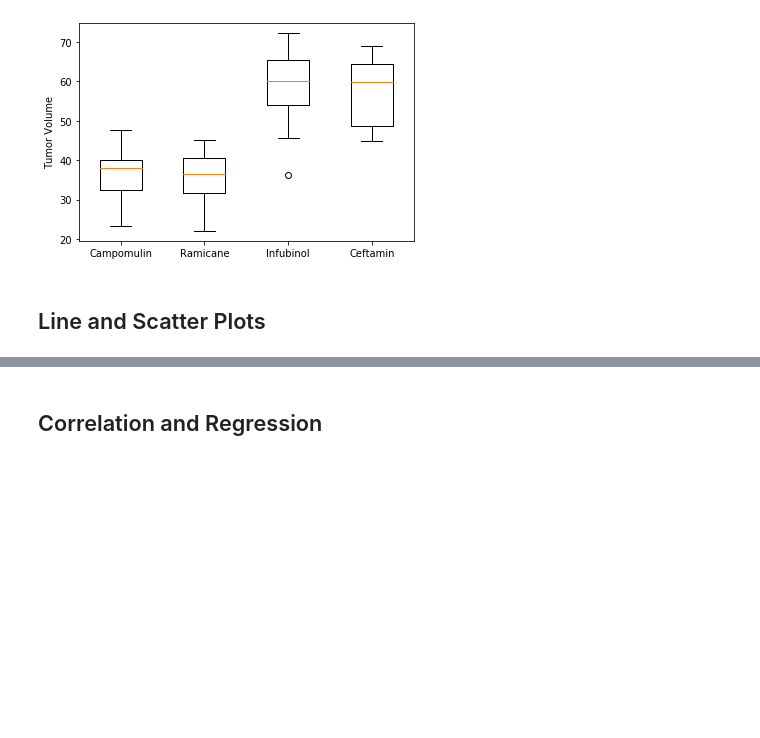
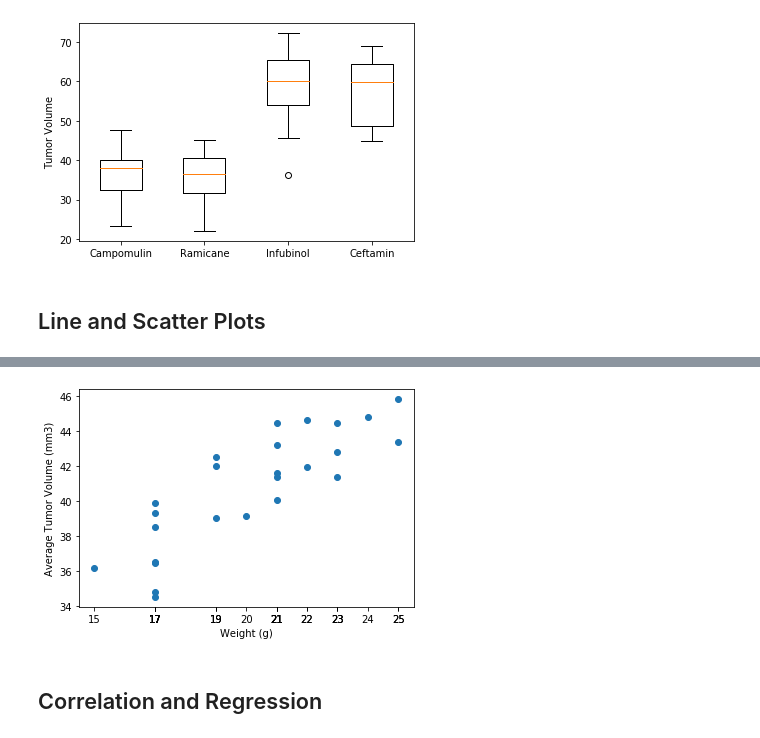
Before and after one commit to charlim26/matplotlib-challenge, a Jupyter notebook: Pymaceuticals/main3.ipynb, the cells around one changed output, grey strips where cells are left out. Saved outputs shown, nothing was run; the diff lists cells and outputs as text; code cells hidden in the pictures; blank space fills up the shorter version.

```diff
--- a/Pymaceuticals/main3.ipynb
+++ b/Pymaceuticals/main3.ipynb
@@ -587,0 +597,3 @@ plt.show()
+# %%
+scatter_plot_df = pharma_final_df[pharma_final_df["Drug_Regimen"] == "Capomulin"]
+scatter_plot_df
@@ -587,0 +614,3 @@ plt.show()
+# %%
+mouse_weight_avg_tumor =  scatter_plot_df.groupby(["Mouse_ID"])["Weight_g"].mean()
+mouse_weight_avg_tumor
@@ -587,0 +635,3 @@ plt.show()
+# %%
+final_weight_avg_tumor =  scatter_plot_df.groupby(["Mouse_ID"])["Tumor_Volume_(mm3)"].mean()
+final_weight_avg_tumor
@@ -588,4 +678,13 @@ plt.show()
 # %%
 # Generate a scatter plot of mouse weight versus average tumor volume for the Capomulin regimen
+# mouse_weight = weight_merge_df.iloc[:,0]
+# average_tumor_volume =weight_merge_df.iloc[:,1]
+plt.scatter(mouse_weight_avg_tumor,final_weight_avg_tumor)
+plt.xticks(mouse_weight_avg_tumor)
+plt.xlabel("Weight (g)")
+plt.ylabel("Average Tumor Volume (mm3)")
+plt.show()
+# %% [output]
+[figure, added]
 # %% [markdown]
 ## Correlation and Regression
```
Also changed, not shown: parts of 13 cells of this notebook.
